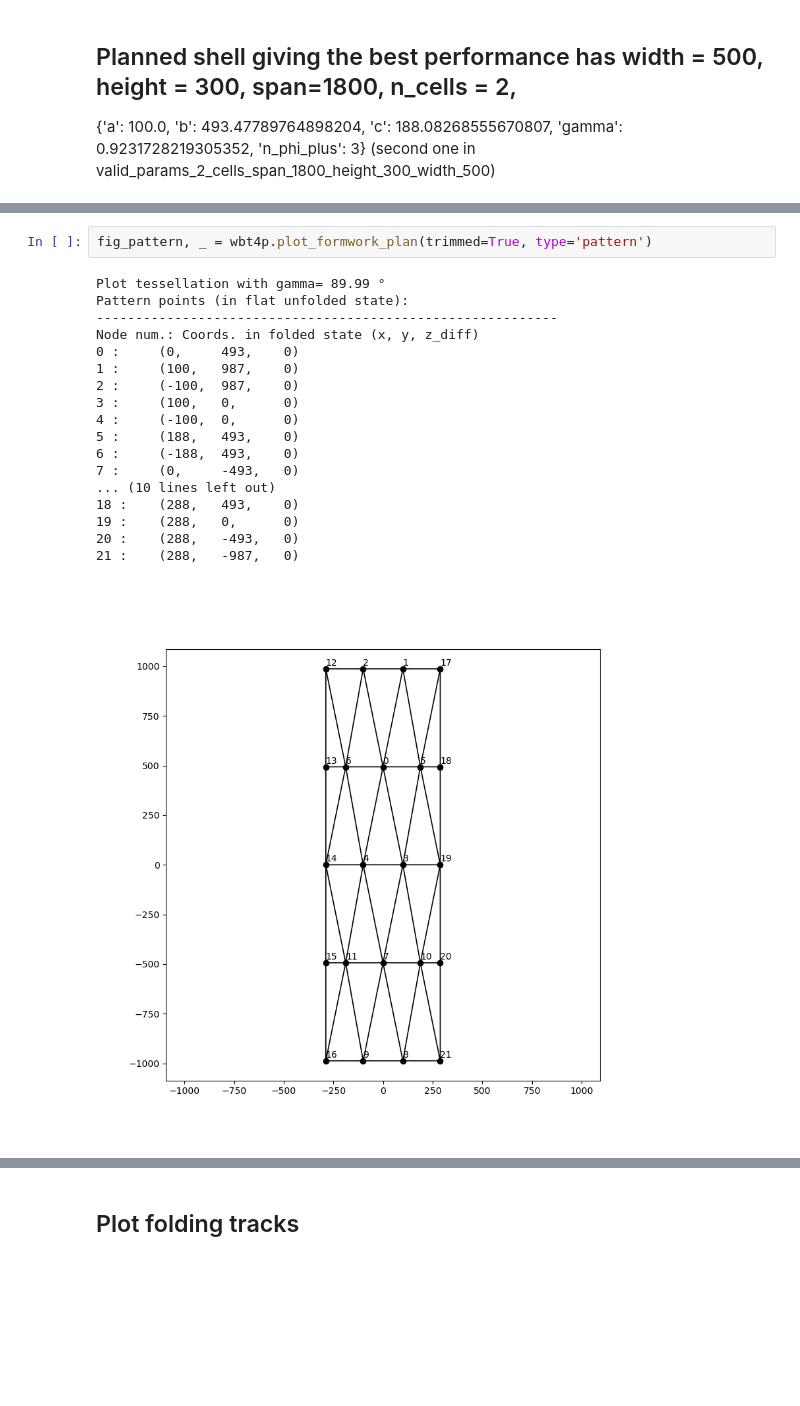
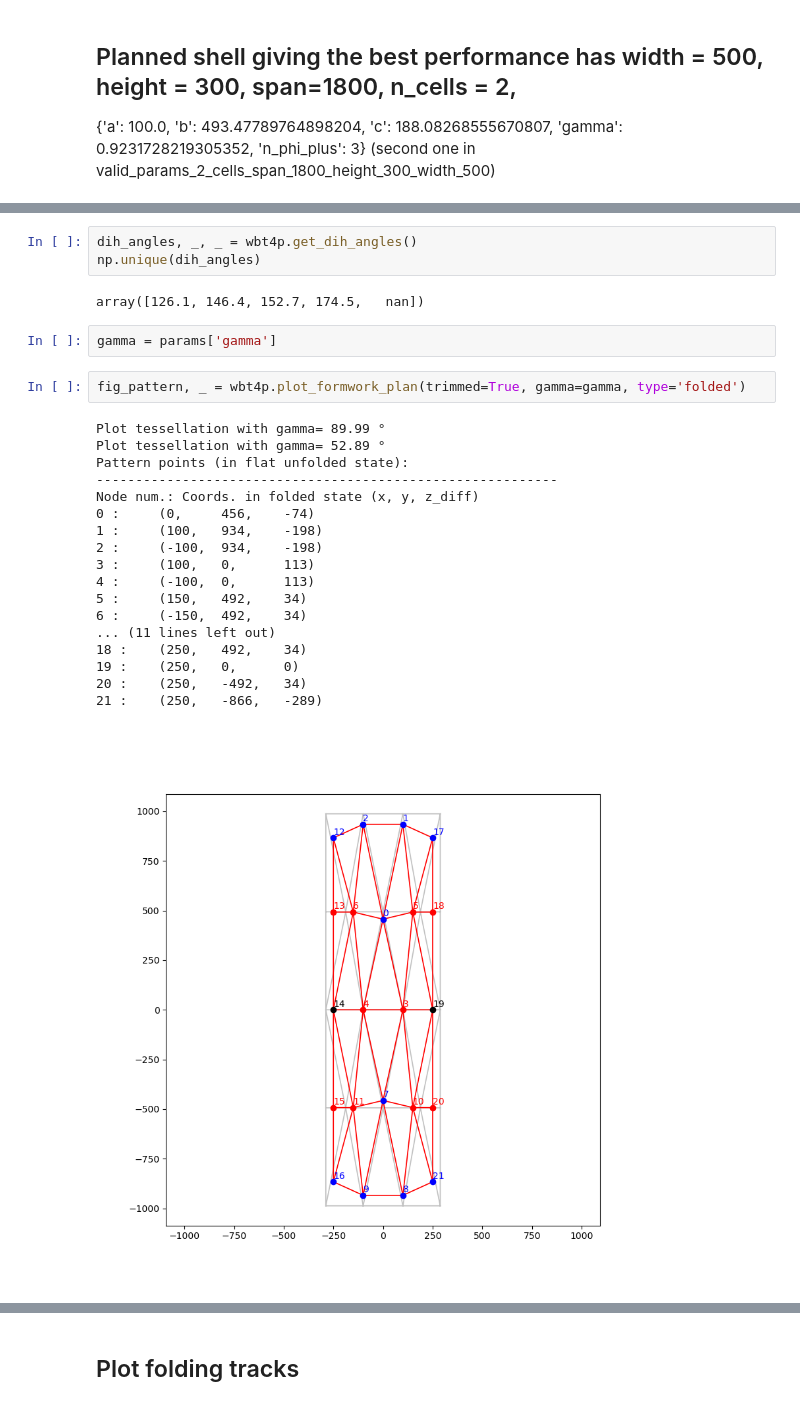
Before and after one commit to bmcs-group/bmcs_shell, a Jupyter notebook: notebooks/folding/experiments/first_series_2022/shells_geometries.ipynb, the cells around one changed output, grey strips where cells are left out. Cells and saved outputs as stored; diff of their text form; blank space fills up the shorter version.

```diff
--- a/notebooks/folding/experiments/first_series_2022/shells_geometries.ipynb
+++ b/notebooks/folding/experiments/first_series_2022/shells_geometries.ipynb
@@ -85,25 +80,32 @@ wbt4p = WBTessellation4P(
 wbt4p.interact()
 # %% [output]
 VBox(children=(HBox(children=(VBox(children=(Tree(layout=Layout(align_items='stretch', border='solid 1px black…
+# %%
+dih_angles, _, _ = wbt4p.get_dih_angles()
+np.unique(dih_angles)
+# %% [output]
+array([126.1, 146.4, 152.7, 174.5,   nan])
+# %%
+gamma = params['gamma']
 # %%
-fig_pattern, _ = wbt4p.plot_formwork_plan(trimmed=True, type='pattern')
+fig_pattern, _ = wbt4p.plot_formwork_plan(trimmed=True, gamma=gamma, type='folded')
 # %% [output]
 Plot tessellation with gamma= 89.99 °
+Plot tessellation with gamma= 52.89 °
 Pattern points (in flat unfolded state):
 -----------------------------------------------------------
 Node num.: Coords. in folded state (x, y, z_diff)
-0 :     (0,     493,    0)
-1 :     (100,   987,    0)
-2 :     (-100,  987,    0)
-3 :     (100,   0,      0)
-4 :     (-100,  0,      0)
-5 :     (188,   493,    0)
-6 :     (-188,  493,    0)
-7 :     (0,     -493,   0)
-... (10 lines left out)
-18 :    (288,   493,    0)
-19 :    (288,   0,      0)
-20 :    (288,   -493,   0)
-21 :    (288,   -987,   0)
+0 :     (0,     456,    -74)
+1 :     (100,   934,    -198)
+2 :     (-100,  934,    -198)
+3 :     (100,   0,      113)
+4 :     (-100,  0,      113)
+5 :     (150,   492,    34)
+6 :     (-150,  492,    34)
+... (11 lines left out)
+18 :    (250,   492,    34)
+19 :    (250,   0,      0)
+20 :    (250,   -492,   34)
+21 :    (250,   -866,   -289)
-[figure, old version]
+[figure, new version]
 # %%
```
Also changed, not shown: parts of 12 cells of this notebook, 22 other files.
